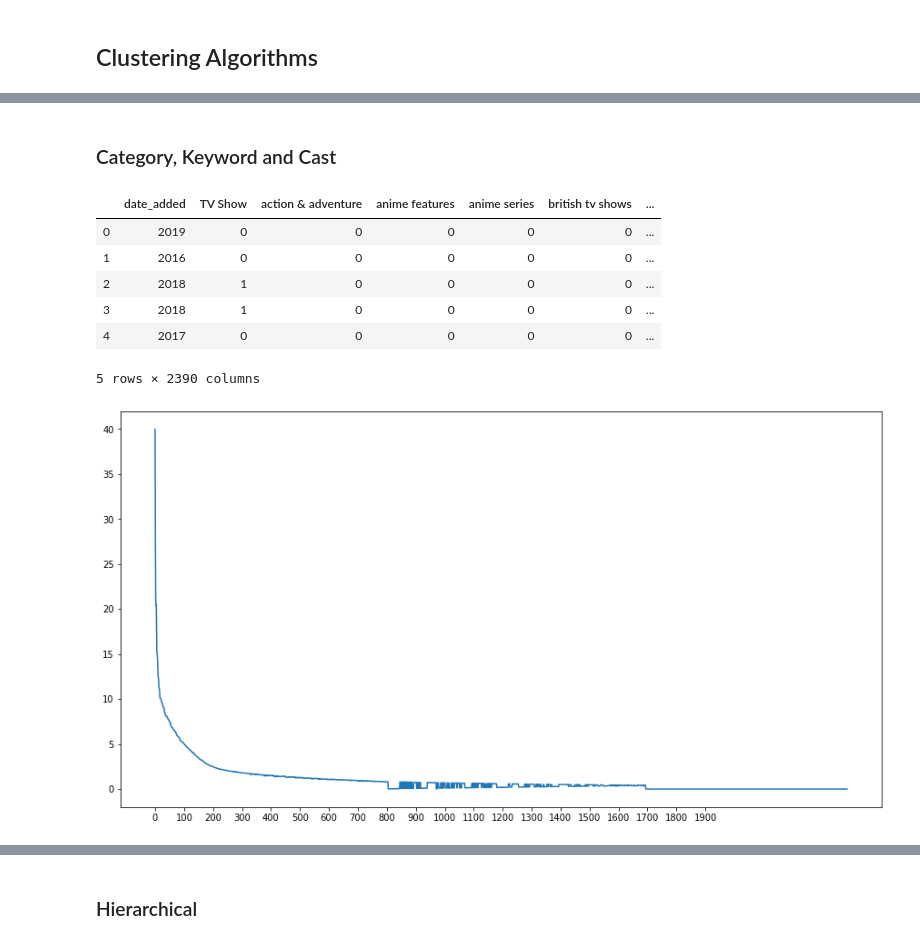
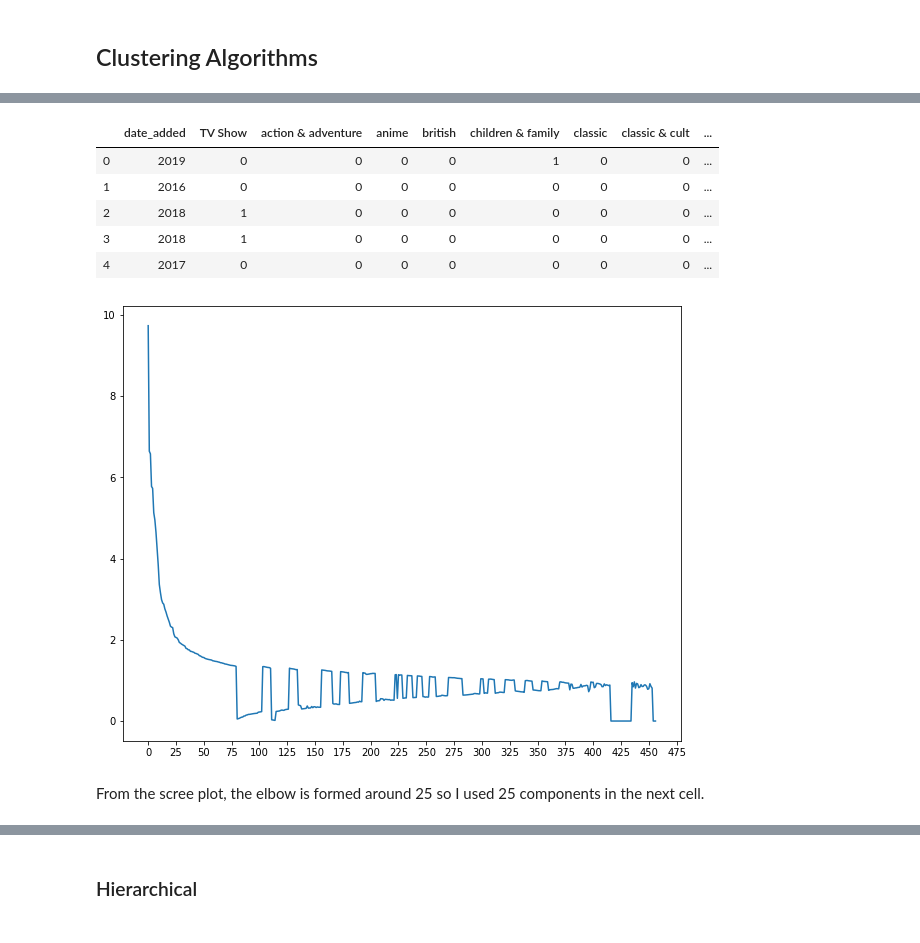
Before and after one commit to BenGriffith/data-science, a Jupyter notebook: capstone/unsupervised/netflix.ipynb, the cells around one changed output, grey strips where cells are left out. Saved outputs shown, nothing was run; the diff lists cells and outputs as text; code cells hidden in the pictures.

````diff
--- a/capstone/unsupervised/netflix.ipynb
+++ b/capstone/unsupervised/netflix.ipynb
@@ -67 +90,6 @@ netflix = netflix.dropna(subset=['cast', 'date_added'])
+# %%
+movies = netflix[netflix['listed_in'] == 'Movies']
+shows = netflix[netflix['listed_in'] == 'TV Shows']
+netflix = netflix.drop(movies.index, axis=0)
+netflix = netflix.drop(shows.index, axis=0)
 # %% [markdown]
@@ -74,0 +105,8 @@ netflix['description'] = netflix['description'].str.replace(',', ' ')
+# %%
+netflix['listed_in'] = netflix['listed_in'].str.replace('Anime Features', 'Anime')
+netflix['listed_in'] = netflix['listed_in'].str.replace('Anime Series', 'Anime')
+netflix['listed_in'] = netflix['listed_in'].str.replace('tv', '')
+netflix['listed_in'] = netflix['listed_in'].str.replace('TV', '')
+netflix['listed_in'] = netflix['listed_in'].str.replace('Shows', '')
+netflix['listed_in'] = netflix['listed_in'].str.replace('Movies', '')
+netflix['listed_in'] = netflix['listed_in'].str.replace('Stand-Up Comedy & Talk', 'Stand-Up Comedy')
@@ -75,3 +115,10 @@ netflix['description'] = netflix['description'].str.replace(',', ' ')
+# %%
+for show_categories in zip(netflix['listed_in'].index, netflix['listed_in']):
+    categories = list()
+    for show_category in show_categories[1].split(','):
+        categories.append(show_category.strip())
+
+    netflix['listed_in'][show_categories[0]] = ', '.join(categories)
 # %% [markdown]
 I converted ```netflix['date_added']``` to an ```int``` datatype.
 # %%
@@ -319,7 +424,7 @@ for column in netflix_show_columns:
 
     # Add cast member to cast set if greater than equal to 0.5
     for key, value in wc.words_.items():
-        if value >= 0.5:
+        if value >= 0.6:
             netflix_cast.add(key.strip().lower())
 # %%
 # Create show cast columns
@@ -1223,5 +496,3 @@ score(netflix_category_cast_pca, kmeans_predictions)
-# %% [markdown]
-### Category, Keyword and Cast
 # %%
 netflix_category_keyword_cast = netflix.copy()
 netflix_category_keyword_cast = pd.concat([netflix_category_keyword_cast, netflix_show_categories], axis=1)
@@ -1231,13 +502,12 @@ netflix_category_keyword_cast = netflix_category_keyword_cast.drop(['cast', 'lis
 # %%
 netflix_category_keyword_cast.head()
 # %% [output]
-|  | date_added | TV Show | action & adventure | anime features | anime series | british tv shows | ... |
-| 0 | 2019 | 0 | 0 | 0 | 0 | 0 | ... |
-| 1 | 2016 | 0 | 0 | 0 | 0 | 0 | ... |
-| 2 | 2018 | 1 | 0 | 0 | 0 | 0 | ... |
-| 3 | 2018 | 1 | 0 | 0 | 0 | 0 | ... |
-| 4 | 2017 | 0 | 0 | 0 | 0 | 0 | ... |
+|  | date_added | TV Show | action & adventure | anime | british | children & family | classic | classic & cult | ... |
+| 0 | 2019 | 0 | 0 | 0 | 0 | 1 | 0 | 0 | ... |
+| 1 | 2016 | 0 | 0 | 0 | 0 | 0 | 0 | 0 | ... |
+| 2 | 2018 | 1 | 0 | 0 | 0 | 0 | 0 | 0 | ... |
+| 3 | 2018 | 1 | 0 | 0 | 0 | 0 | 0 | 0 | ... |
+| 4 | 2017 | 0 | 0 | 0 | 0 | 0 | 0 | 0 | ... |
-5 rows × 2390 columns
 # %%
 # Standardize
 scaler = StandardScaler()
@@ -1253,11 +523,13 @@ Cx = np.cov(Xt)
 eig_val_cov, eig_vec_cov = np.linalg.eig(Cx)
 # %%
 # Print scree plot
-plt.figure(figsize=(15, 8))
+plt.figure(figsize=(10, 8))
 plt.plot(eig_val_cov)
-plt.xticks(np.arange(0, 2000, step=100))
+plt.xticks(np.arange(0, 500, step=25))
 plt.show()
 # %% [output]
-[figure, old version]
+[figure, new version]
+# %% [markdown]
+From the scree plot, the elbow is formed around 25 so I used 25 components in the next cell.
 # %%
 # Dimensionality reduction using PCA
````
Also changed, not shown: parts of 141 cells of this notebook.
